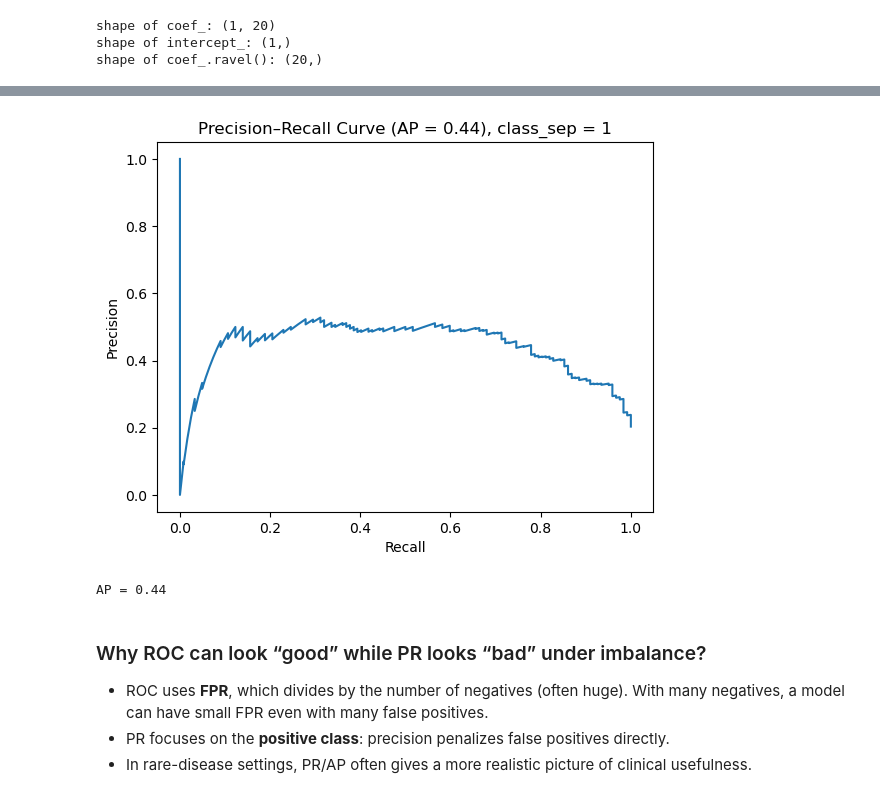
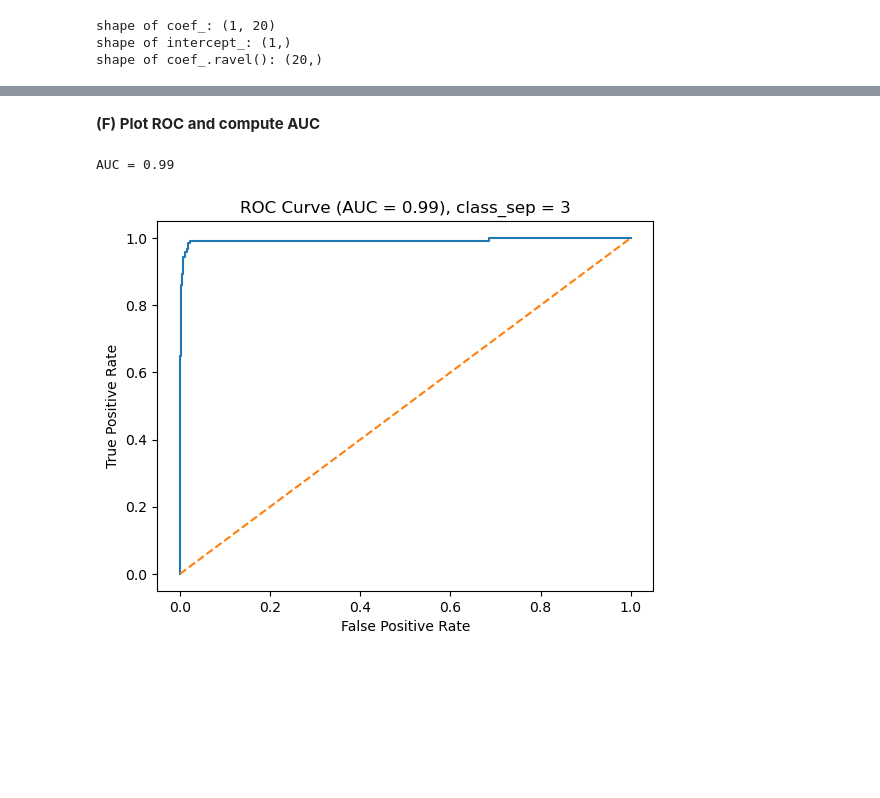
Before and after one commit to duxiuxia-bioinformatics/teach_machine_learning_and_ai, a Jupyter notebook: src/assignment_and_exam/apply_logistic_regression/problem_3/prob_3.ipynb, the cells around one changed output, grey strips where cells are left out. Cells and saved outputs as stored; diff of their text form; code cells hidden in the pictures; blank space fills up the shorter version.

```diff
--- a/src/assignment_and_exam/apply_logistic_regression/problem_3/prob_3.ipynb
+++ b/src/assignment_and_exam/apply_logistic_regression/problem_3/prob_3.ipynb
@@ -207,22 +193,21 @@ AUC = 0.82
-# %%
-# Precision-Recall curve and Average Precision
-prec, rec, pr_thresh = precision_recall_curve(y_test, proba_test)
-ap = average_precision_score(y_test, proba_test)
-
-plt.figure()
-plt.plot(rec, prec)
-plt.xlabel("Recall")
-plt.ylabel("Precision")
-plt.title(f"Precision–Recall Curve (AP = {ap:.2f}), class_sep = {my_class_sep}")
-plt.show()
-
-print(f'AP = {round(ap, 2)}')
-# %% [output]
-[figure, removed]
-AP = 0.44
-# %% [markdown]
-### Why ROC can look “good” while PR looks “bad” under imbalance?
-
-- ROC uses **FPR**, which divides by the number of negatives (often huge). With many negatives, a model can have small FPR even with many false positives.
-- PR focuses on the **positive class**: precision penalizes false positives directly.
-- In rare-disease settings, PR/AP often gives a more realistic picture of clinical usefulness.
+# %% [markdown]
+**(F) Plot ROC and compute AUC**
+# %%
+# ROC and AUC
+fpr, tpr, roc_thresh = roc_curve(y_test, proba_test)
+auc = roc_auc_score(y_test, proba_test)
+
+plt.figure()
+plt.plot(fpr, tpr)
+plt.plot([0, 1], [0, 1], linestyle="--")
+plt.xlabel("False Positive Rate")
+plt.ylabel("True Positive Rate")
+plt.title(f"ROC Curve (AUC = {auc:.2f}), class_sep = {my_class_sep}")
+
+out_file_name = 'ROC_class_sep_' + str(my_class_sep) + '.png'
+plt.savefig(out_file_name)
+
+print(f'AUC = {round(auc, 2)}')
+# %% [output]
+AUC = 0.99
+[figure, added]
```
Also changed, not shown: parts of 19 cells of this notebook.
